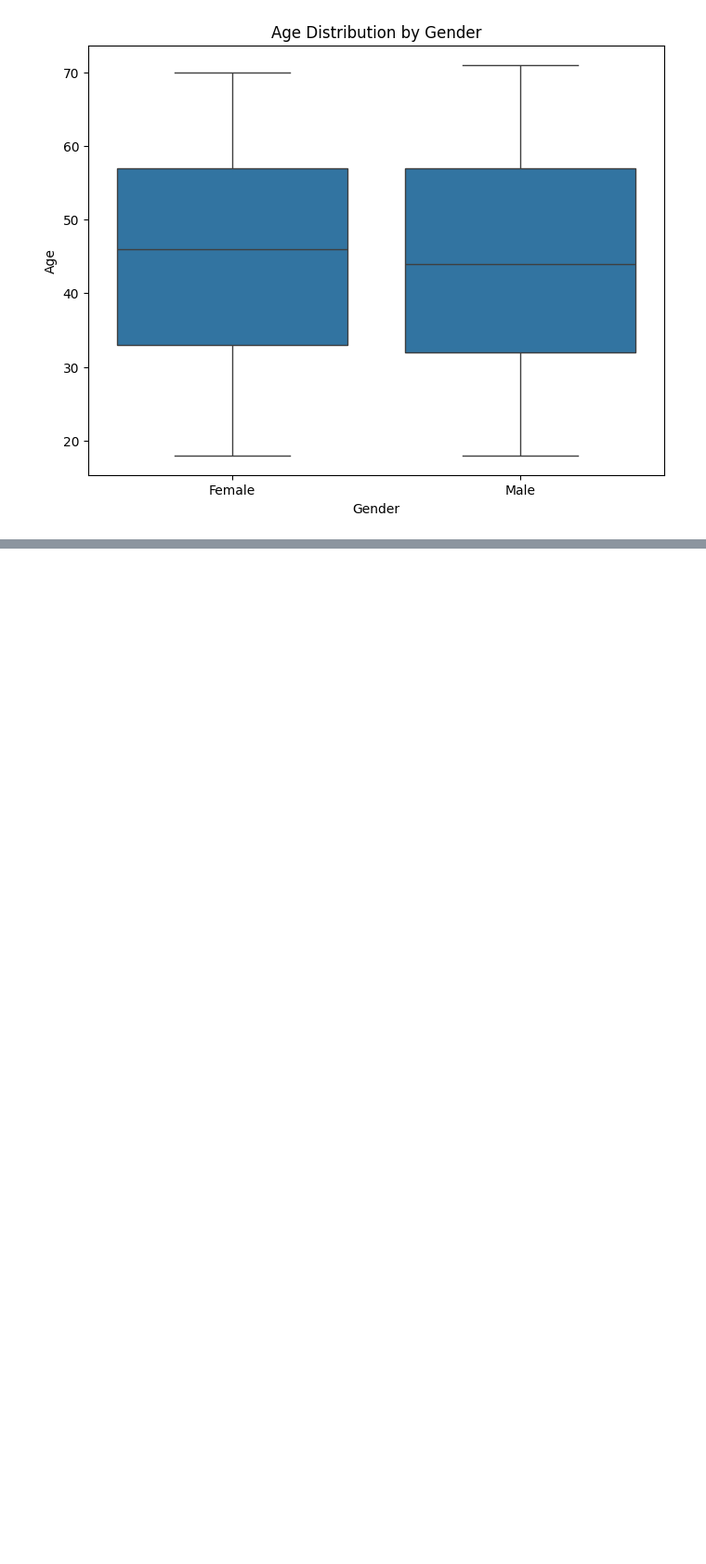
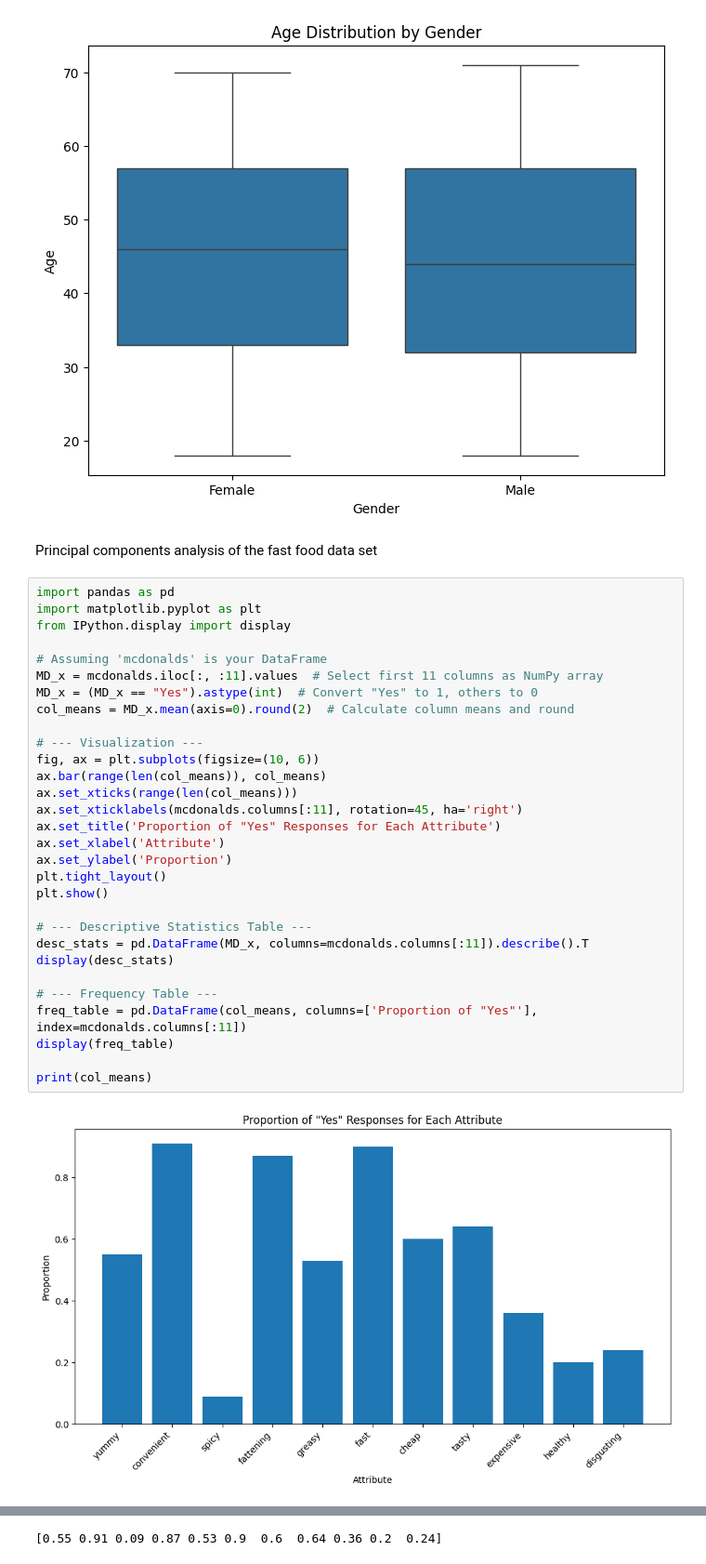
Before and after one commit to BadakalaYashwanth/Clustering-Projects, a Jupyter notebook: clustering_project.ipynb, the cells around one changed output, grey strips where cells are left out. Shown at 93% size. Cells and saved outputs as stored; diff of their text form; blank space fills up the shorter version.

```diff
--- a/clustering_project.ipynb
+++ b/clustering_project.ipynb
@@ -67,3 +67,37 @@ Index(['yummy', 'convenient', 'spicy', 'fattening', 'greasy', 'fast', 'cheap',
 [figure]
 [figure]
 [figure]
+# %% [markdown]
+Principal components analysis of the fast food data set
+# %%
+import pandas as pd
+import matplotlib.pyplot as plt
+from IPython.display import display
+
+# Assuming 'mcdonalds' is your DataFrame
+MD_x = mcdonalds.iloc[:, :11].values  # Select first 11 columns as NumPy array
+MD_x = (MD_x == "Yes").astype(int)  # Convert "Yes" to 1, others to 0
+col_means = MD_x.mean(axis=0).round(2)  # Calculate column means and round
+
+# --- Visualization ---
+fig, ax = plt.subplots(figsize=(10, 6))
+ax.bar(range(len(col_means)), col_means)
+ax.set_xticks(range(len(col_means)))
+ax.set_xticklabels(mcdonalds.columns[:11], rotation=45, ha='right')
+ax.set_title('Proportion of "Yes" Responses for Each Attribute')
+ax.set_xlabel('Attribute')
+ax.set_ylabel('Proportion')
+plt.tight_layout()
+plt.show()
+
+# --- Descriptive Statistics Table ---
+desc_stats = pd.DataFrame(MD_x, columns=mcdonalds.columns[:11]).describe().T
+display(desc_stats)
+
+# --- Frequency Table ---
+freq_table = pd.DataFrame(col_means, columns=['Proportion of "Yes"'], index=mcdonalds.columns[:11])
+display(freq_table)
+
+print(col_means)
+# %% [output]
+[figure, added]
@@ -69,0 +128 @@ Index(['yummy', 'convenient', 'spicy', 'fattening', 'greasy', 'fast', 'cheap',
+[0.55 0.91 0.09 0.87 0.53 0.9  0.6  0.64 0.36 0.2  0.24]
```
Also changed, not shown: parts of 1 cell of this notebook.
